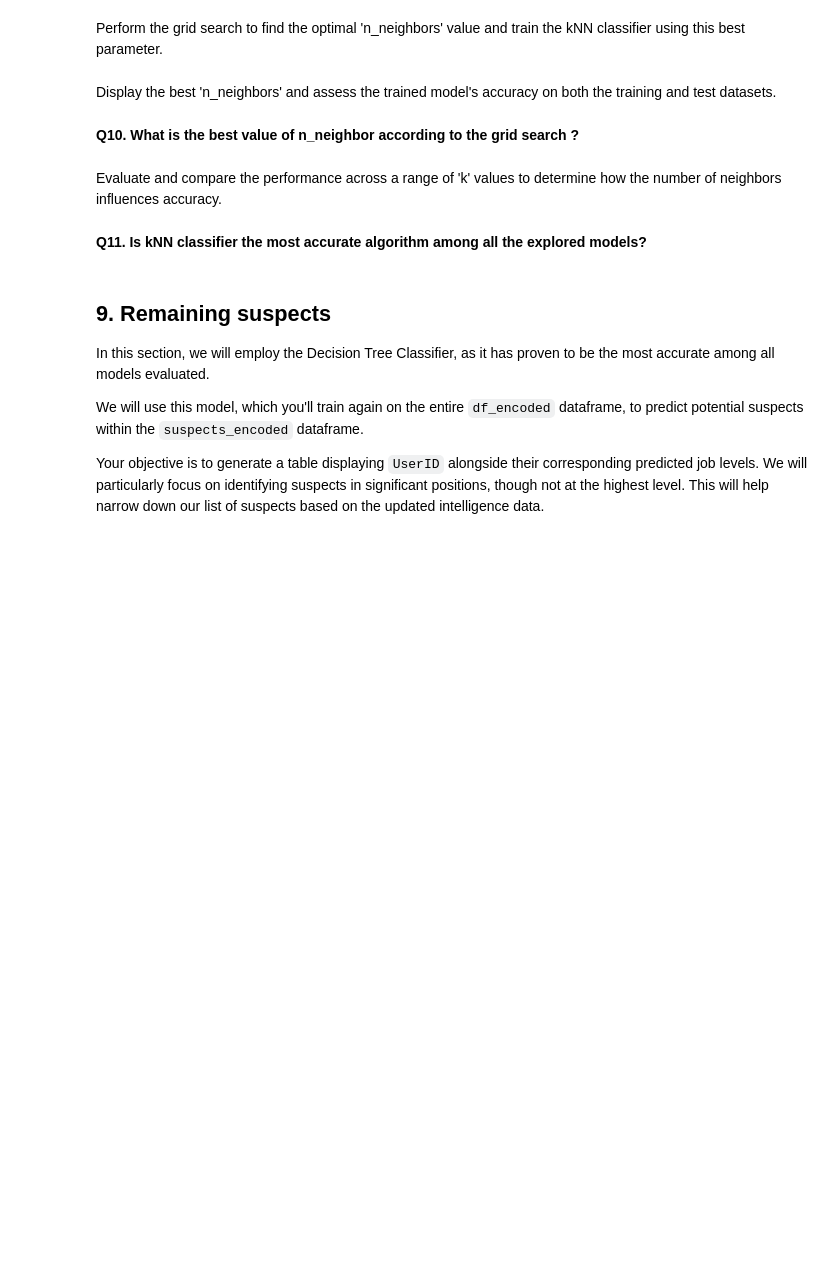
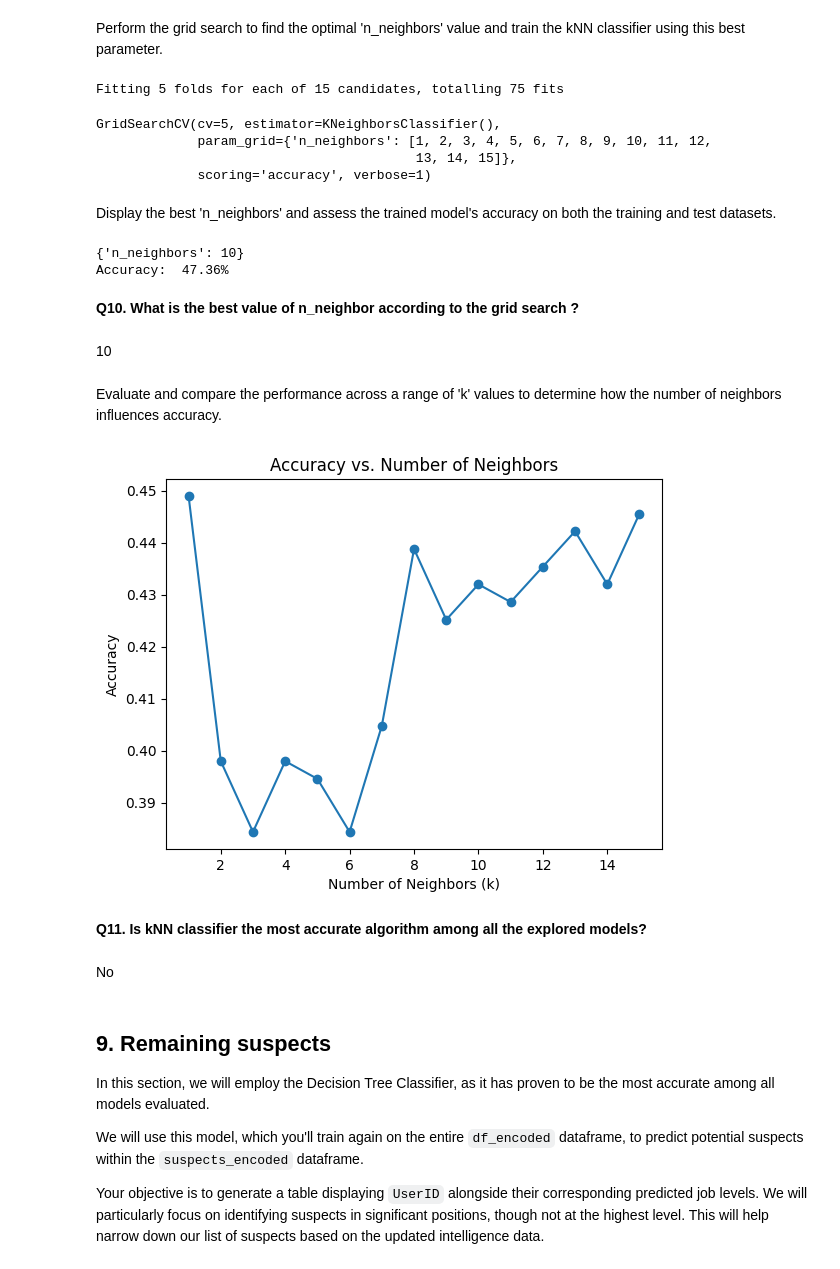
Before and after one commit to AmirJffr/DataScience-and-Machine-Learning-Master-SI, a Jupyter notebook: Assignements/Part 3/Assignment_part_3.ipynb, the cells around one changed output. Drawn from its saved outputs; the diff is of its cells as text; code cells hidden in the pictures; blank space fills up the shorter version.

```diff
--- a/Assignements/Part 3/Assignment_part_3.ipynb
+++ b/Assignements/Part 3/Assignment_part_3.ipynb
@@ -474,11 +478,15 @@ To explore the impact of different modeling techniques on predictive accuracy, w
 *Note: You can reuse the splited and encoded dataframe from Section 3.*
 # %%
 
-# Your code here
 # Initialize the kNN classifier
-
+knn = KNeighborsClassifier()
 # Train the KNN Classifier
-
+knn.fit(X_train_scaled, y_train)
 # Evaluate the model's performance on the training set
-
+y_pred_knn1 = knn.predict(X_train_scaled)
+accuracy_knn1 = knn.score(X_train_scaled, y_train)
+print(f"Accuracy: {accuracy_knn1 * 100 : .2f}%")
 # Evaluate the model's performance on the test set
+y_pred_knn2 = knn.predict(X_test_scaled)
+accuracy_knn2 = knn.score(X_test_scaled, y_test)
+print(f"Accuracy: {accuracy_knn2 * 100 : .2f}%")
@@ -501,2 +510,5 @@ Set up the kNN classifier and GridSearchCV with a defined range of 'n_neighbors'
+# %%
+n_neighbors = list(range(1, 16))
+param_grid = {'n_neighbors': n_neighbors}
 # %% [markdown]
 Perform the grid search to find the optimal 'n_neighbors' value and train the kNN classifier using this best parameter.
@@ -505,2 +515,11 @@ Perform the grid search to find the optimal 'n_neighbors' value and train the kN
+# %%
+neighbors = GridSearchCV(knn, param_grid, cv=5, scoring='accuracy', return_train_score=False, verbose=1)
+neighbors.fit(X_train_scaled, y_train)
+# %% [output]
+Fitting 5 folds for each of 15 candidates, totalling 75 fits
+GridSearchCV(cv=5, estimator=KNeighborsClassifier(),
+             param_grid={'n_neighbors': [1, 2, 3, 4, 5, 6, 7, 8, 9, 10, 11, 12,
+                                         13, 14, 15]},
+             scoring='accuracy', verbose=1)
 # %% [markdown]
  Display the best 'n_neighbors' and assess the trained model's accuracy on both the training and test datasets.
@@ -509,4 +526,12 @@ Perform the grid search to find the optimal 'n_neighbors' value and train the kN
+# %%
+print(neighbors.best_params_)
+print(f"Accuracy: {neighbors.best_score_ * 100 : .2f}%")
+# %% [output]
+{'n_neighbors': 10}
+Accuracy:  47.36%
 # %% [markdown]
 **Q10. What is the best value of n_neighbor according to the grid search ?**
+# %% [markdown]
+10
 # %% [markdown]
 Evaluate and compare the performance across a range of 'k' values to determine how the number of neighbors influences accuracy.
@@ -515,5 +538,21 @@ Evaluate and compare the performance across a range of 'k' values to determine h
+# %%
+knn_scores = []
+for k in range(1, 16):
+    knn = KNeighborsClassifier(n_neighbors=k)
+    knn.fit(X_train_scaled, y_train)
+    knn_scores.append(knn.score(X_test_scaled, y_test))
+
+plt.plot(range(1, 16), knn_scores, marker='o')
+plt.xlabel('Number of Neighbors (k)')
+plt.ylabel('Accuracy')
+plt.title('Accuracy vs. Number of Neighbors')
+plt.show()
+# %% [output]
+[figure, added]
 # %% [markdown]
 **Q11. Is kNN classifier the most accurate algorithm among all the explored models?**
+# %% [markdown]
+No
 # %% [markdown]
 ## 9. Remaining suspects
 
```
Also changed, not shown: parts of 13 cells of this notebook.
